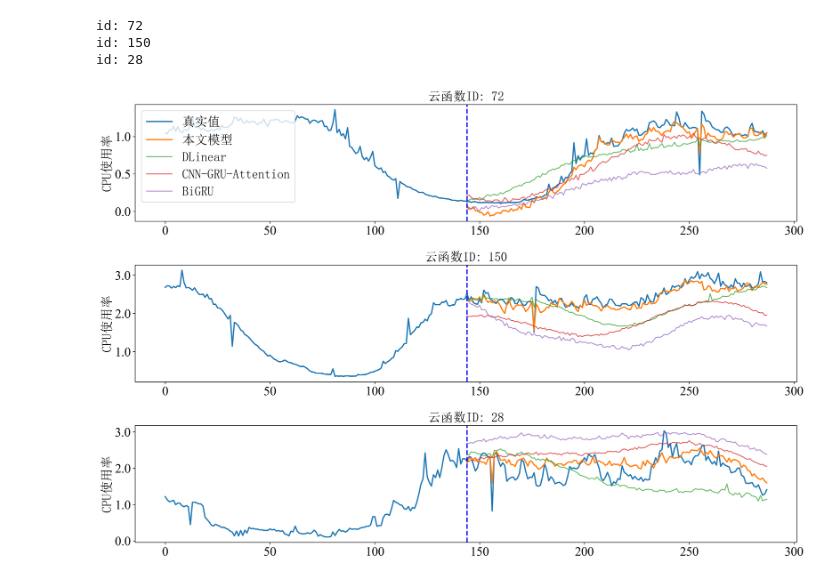
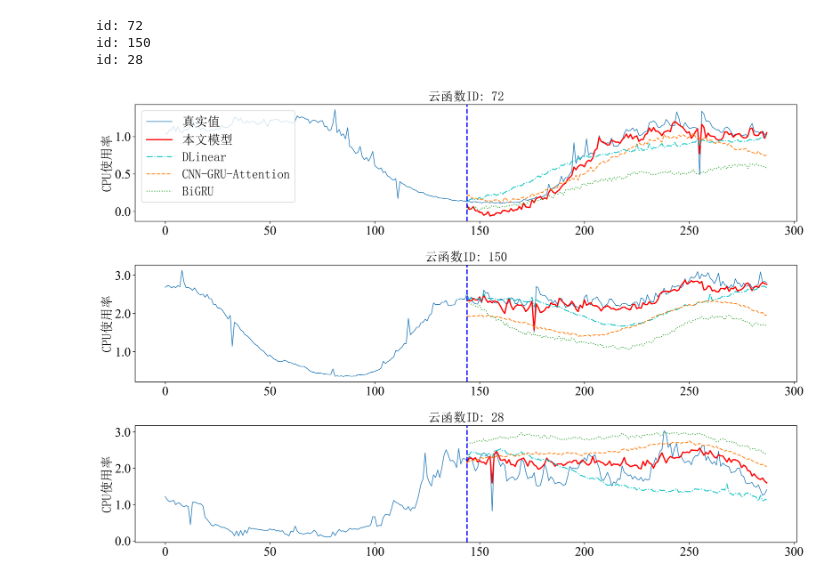
Before and after one commit to conghuhu/container_ts_prediction, a Jupyter notebook: predict_show.ipynb, the cells around one changed output. Drawn from its saved outputs; the diff is of its cells as text; code cells hidden in the pictures.

```diff
--- a/predict_show.ipynb
+++ b/predict_show.ipynb
@@ -52,38 +52,38 @@ for func_id in tqdm(target):
 
     # 绘图
     ax = plt.subplot(4, 1, idx)
-    ax.plot(range(len(dsformer_true)), dsformer_true, linewidth=2,
+    ax.plot(range(len(dsformer_true)), dsformer_true, linewidth=1,
             label='真实值')
-    ax.plot(range(len(dsformer_true) - pred_len, len(dsformer_true)), dsformer_pred, linewidth=2,
+    ax.plot(range(len(dsformer_true) - pred_len, len(dsformer_true)), dsformer_pred, linewidth=2,c='r',
             label='本文模型')
-    ax.plot(range(len(dsformer_true) - pred_len, len(dsformer_true)), dLinear_pred, alpha=0.7,
+    ax.plot(range(len(dsformer_true) - pred_len, len(dsformer_true)), dLinear_pred, alpha=0.9,c='c',ls = '-.',
             label='DLinear')
-    ax.plot(range(len(dsformer_true) - pred_len, len(dsformer_true)), cnn_gru_att_pred, alpha=0.7,
+    ax.plot(range(len(dsformer_true) - pred_len, len(dsformer_true)), cnn_gru_att_pred, alpha=0.9,ls = '--',
             label='CNN-GRU-Attention')
-    ax.plot(range(len(dsformer_true) - pred_len, len(dsformer_true)), bi_gru_pred, alpha=0.7,
+    ax.plot(range(len(dsformer_true) - pred_len, len(dsformer_true)), bi_gru_pred, alpha=0.9,ls = ':',
             label='BiGRU')
     ax.yaxis.set_major_formatter(FormatStrFormatter('%.1f'))
     # 添加图例
     if idx == 1:
         ax.legend(prop=chinese_font, loc='upper left')
 
     # plt.xlabel('Time Point')
     ax.set_ylabel('CPU使用率', chinese_font)
     # 在特定索引位置画一条直线
     ax.axvline(len(dsformer_true) - pred_len, color='blue', linestyle='--', linewidth=2)
     ax.set_title('云函数ID: {}'.format(func_id), chinese_font)
 
     idx += 1
 
 plt.tight_layout()
 plt.savefig('./predict_results/huawei/' + '{}_forcast_paper.svg'.format('cpu'), format='svg', dpi=1000,
             bbox_inches='tight')
 plt.show()
 
 
 # 读取.npy文件
 # %% [output]
 id: 72
 id: 150
 id: 28
-[figure, old version]
+[figure, new version]
```
Also changed, not shown: 9 other files.
